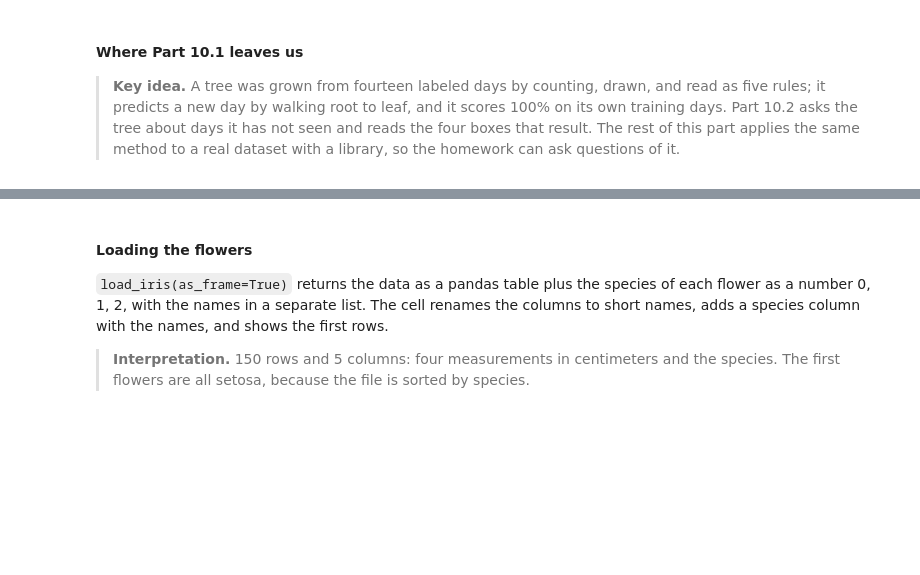
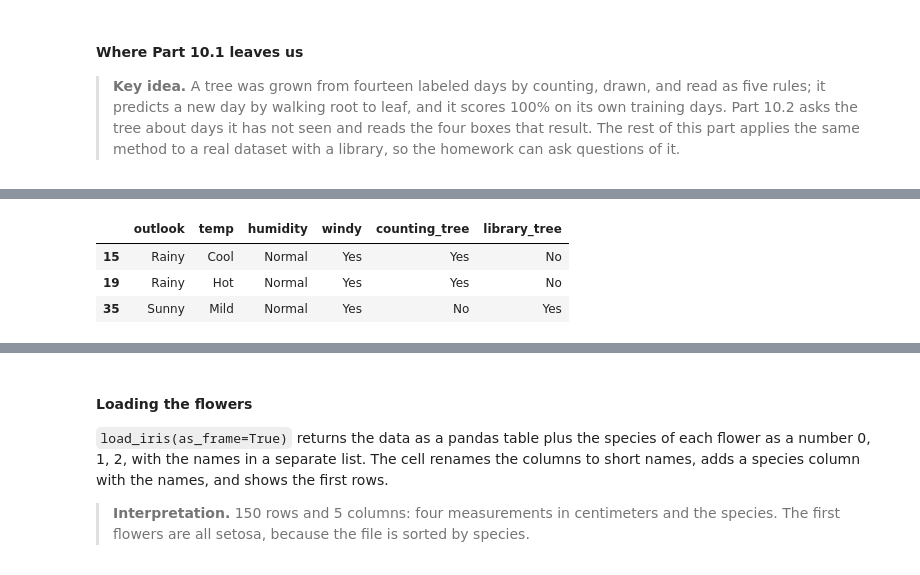
Before and after one commit to payakorn/888102-student, a Jupyter notebook: ch10_1_Classification_with_Decision_Trees.ipynb, the cells around one changed output, grey strips where cells are left out. Drawn from its saved outputs; the diff is of its cells as text; code cells hidden in the pictures; blank space fills up the shorter version.

```diff
--- a/ch10_1_Classification_with_Decision_Trees.ipynb
+++ b/ch10_1_Classification_with_Decision_Trees.ipynb
@@ -482,0 +518,5 @@ right on 14 of 14 training days: 100%
+# %%
+from sklearn.tree import DecisionTreeClassifier, export_text
+
+model = DecisionTreeClassifier(random_state=0).fit(codes, golf["play"])
+print("depth", model.get_depth(), "· leaves", model.get_n_leaves())
@@ -482,0 +589,15 @@ right on 14 of 14 training days: 100%
+# %%
+from itertools import product
+
+values = {f: sorted(golf[f].unique()) for f in FEATURES}
+all_days = pd.DataFrame([dict(zip(values, combo)) for combo in product(*values.values())])
+all_codes = (pd.concat([golf[FEATURES], all_days])
+               .apply(lambda col: col.astype("category").cat.codes).tail(len(all_days)))
+all_days["counting_tree"] = all_days.apply(lambda row: predict(tree, row), axis=1)
+all_days["library_tree"] = model.predict(all_codes)
+all_days[all_days["counting_tree"] != all_days["library_tree"]]
+# %% [output]
+|  | outlook | temp | humidity | windy | counting_tree | library_tree |
+| 15 | Rainy | Cool | Normal | Yes | Yes | No |
+| 19 | Rainy | Hot | Normal | Yes | Yes | No |
+| 35 | Sunny | Mild | Normal | Yes | No | Yes |
```
Also changed, not shown: parts of 26 cells of this notebook.
